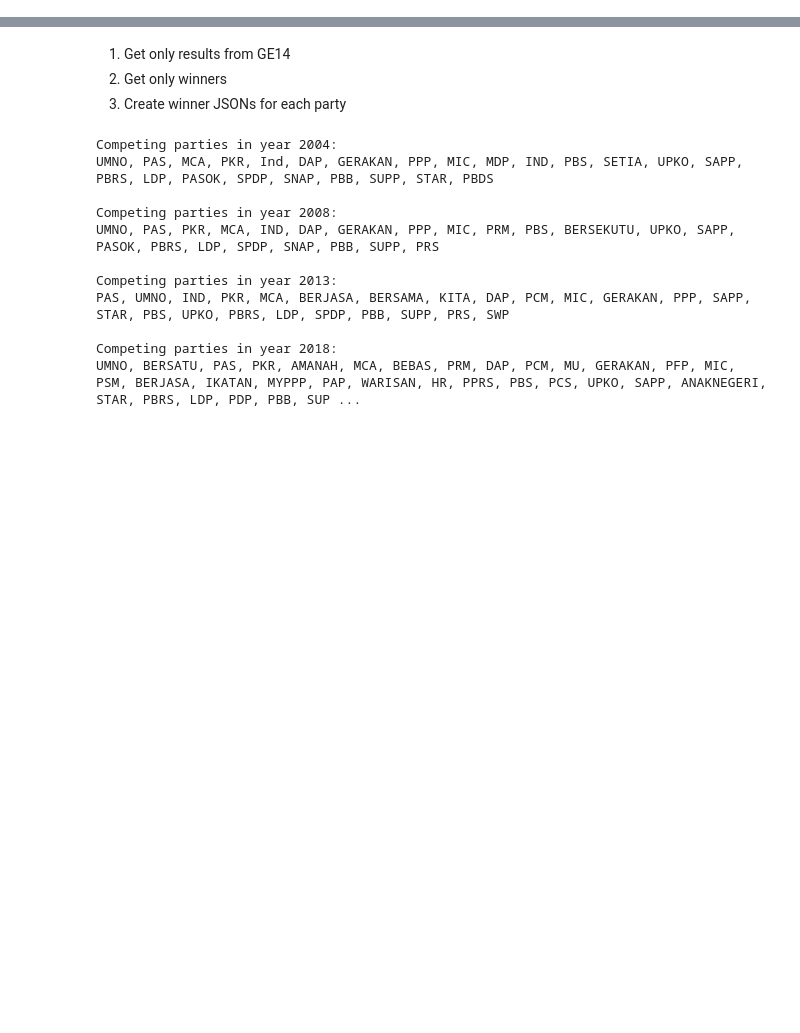
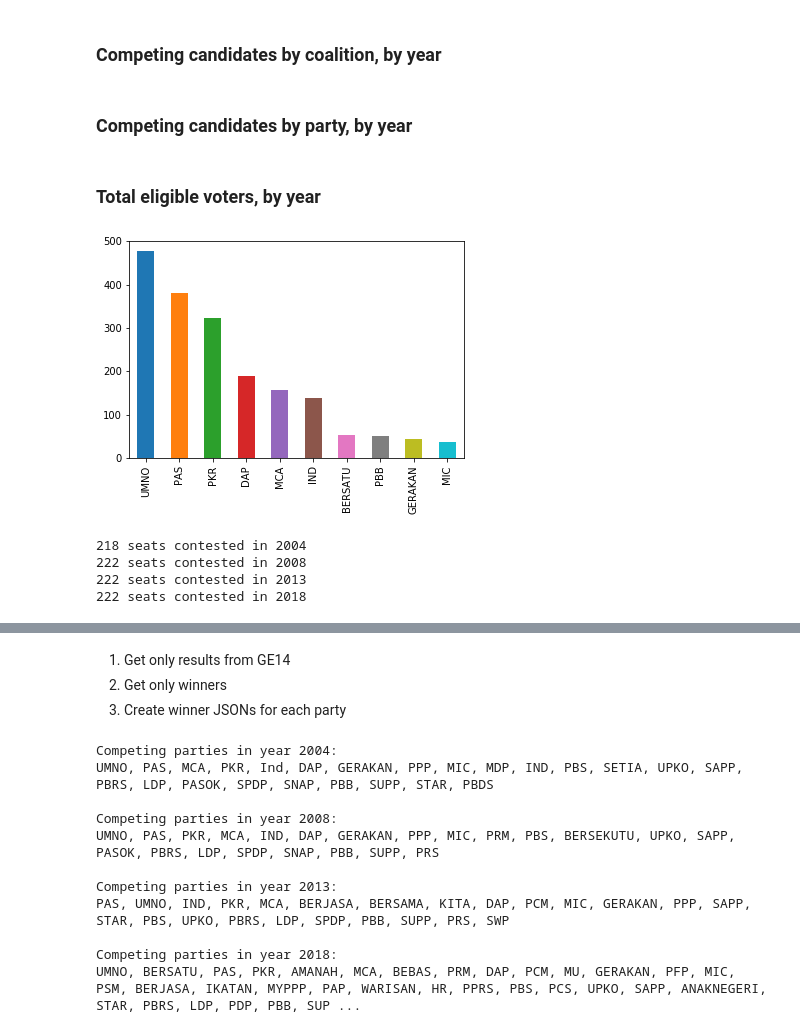
Before and after one commit to theianchan/ge14-map, a Jupyter notebook: explorer.ipynb, the cells around one changed output, grey strips where cells are left out. Drawn from its saved outputs; the diff is of its cells as text; code cells hidden in the pictures; blank space fills up the shorter version.

```diff
--- a/explorer.ipynb
+++ b/explorer.ipynb
@@ -32,0 +194,10 @@ ge.head(3).T
+# %% [markdown]
+### Competing candidates by coalition, by year
+# %% [markdown]
+### Competing candidates by party, by year
+# %% [markdown]
+### Total eligible voters, by year
+# %%
+_ = ge["party"].value_counts().head(10).plot.bar()
+# %% [output]
+[figure, added]
@@ -32,0 +209,9 @@ ge.head(3).T
+# %%
+for year in ge["year"].unique():
+    ge_year = ge[ge["year"] == year]
+    print(f"{len(ge_year['seat_code'].unique())} seats contested in {year}")
+# %% [output]
+218 seats contested in 2004
+222 seats contested in 2008
+222 seats contested in 2013
+222 seats contested in 2018
```
Also changed, not shown: parts of 37 cells of this notebook, 5 other files.
